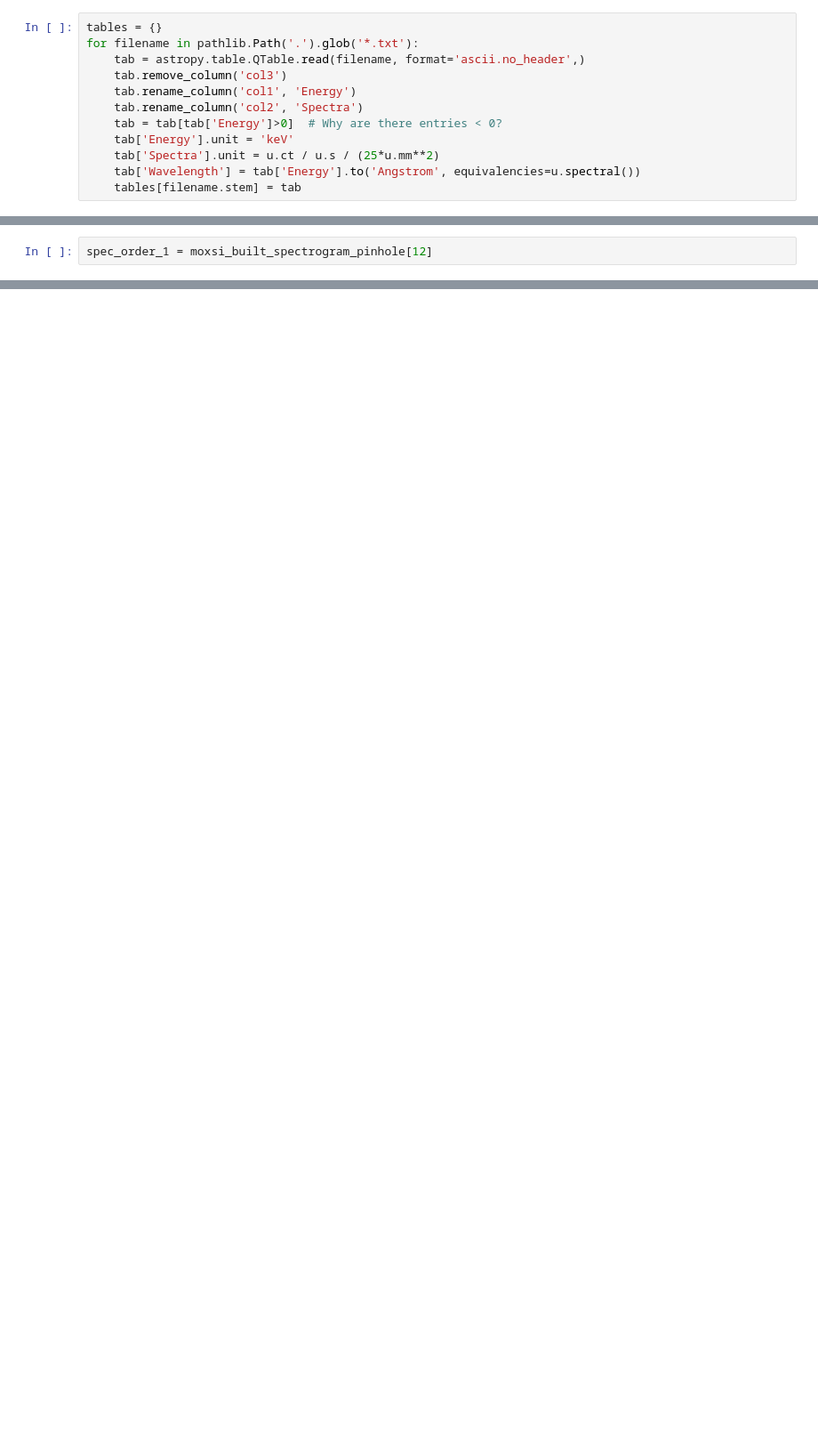
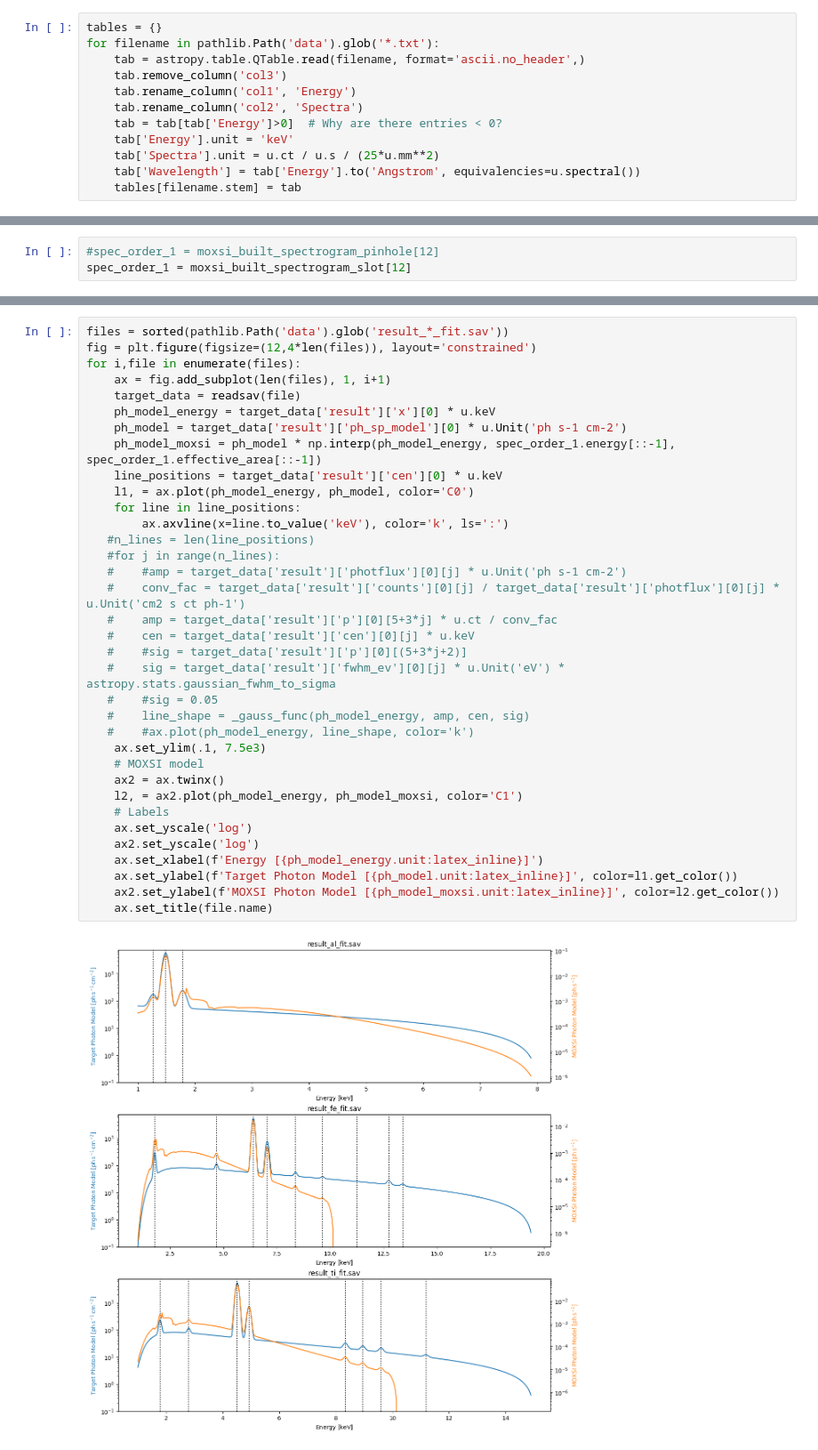
Before and after one commit to wtbarnes/moxsi-science-planning, a Jupyter notebook: calibration/calibration-predictions.ipynb, the cells around one changed output, grey strips where cells are left out. Shown at 89% size. Saved outputs shown, nothing was run; the diff lists cells and outputs as text; blank space fills up the shorter version.

```diff
--- a/calibration/calibration-predictions.ipynb
+++ b/calibration/calibration-predictions.ipynb
@@ -13,6 +25,6 @@ from mocksipipeline.instrument.configuration import moxsi_built_spectrogram_pinh
 # %%
 tables = {}
-for filename in pathlib.Path('.').glob('*.txt'):
+for filename in pathlib.Path('data').glob('*.txt'):
     tab = astropy.table.QTable.read(filename, format='ascii.no_header',)
     tab.remove_column('col3')
     tab.rename_column('col1', 'Energy')
@@ -36,5 +50,6 @@ plt.legend()
 # %%
-spec_order_1 = moxsi_built_spectrogram_pinhole[12]
+#spec_order_1 = moxsi_built_spectrogram_pinhole[12]
+spec_order_1 = moxsi_built_spectrogram_slot[12]
 # %%
 spec_order_1
 # %% [output]
@@ -164,0 +160,37 @@ plt.show()
+# %%
+files = sorted(pathlib.Path('data').glob('result_*_fit.sav'))
+fig = plt.figure(figsize=(12,4*len(files)), layout='constrained')
+for i,file in enumerate(files):
+    ax = fig.add_subplot(len(files), 1, i+1)
+    target_data = readsav(file)
+    ph_model_energy = target_data['result']['x'][0] * u.keV
+    ph_model = target_data['result']['ph_sp_model'][0] * u.Unit('ph s-1 cm-2')
+    ph_model_moxsi = ph_model * np.interp(ph_model_energy, spec_order_1.energy[::-1], spec_order_1.effective_area[::-1])
+    line_positions = target_data['result']['cen'][0] * u.keV
+    l1, = ax.plot(ph_model_energy, ph_model, color='C0')
+    for line in line_positions:
+        ax.axvline(x=line.to_value('keV'), color='k', ls=':')
+   #n_lines = len(line_positions)
+   #for j in range(n_lines):
+   #    #amp = target_data['result']['photflux'][0][j] * u.Unit('ph s-1 cm-2')
+   #    conv_fac = target_data['result']['counts'][0][j] / target_data['result']['photflux'][0][j] * u.Unit('cm2 s ct ph-1')
+   #    amp = target_data['result']['p'][0][5+3*j] * u.ct / conv_fac
+   #    cen = target_data['result']['cen'][0][j] * u.keV
+   #    #sig = target_data['result']['p'][0][(5+3*j+2)]
+   #    sig = target_data['result']['fwhm_ev'][0][j] * u.Unit('eV') * astropy.stats.gaussian_fwhm_to_sigma
+   #    #sig = 0.05
+   #    line_shape = _gauss_func(ph_model_energy, amp, cen, sig)
+   #    #ax.plot(ph_model_energy, line_shape, color='k')
+    ax.set_ylim(.1, 7.5e3)
+    # MOXSI model
+    ax2 = ax.twinx()
+    l2, = ax2.plot(ph_model_energy, ph_model_moxsi, color='C1')
+    # Labels
+    ax.set_yscale('log')
+    ax2.set_yscale('log')
+    ax.set_xlabel(f'Energy [{ph_model_energy.unit:latex_inline}]')
+    ax.set_ylabel(f'Target Photon Model [{ph_model.unit:latex_inline}]', color=l1.get_color())
+    ax2.set_ylabel(f'MOXSI Photon Model [{ph_model_moxsi.unit:latex_inline}]', color=l2.get_color())
+    ax.set_title(file.name)
+# %% [output]
+[figure, added]
```
Also changed, not shown: parts of 45 cells of this notebook, 5 other files.
